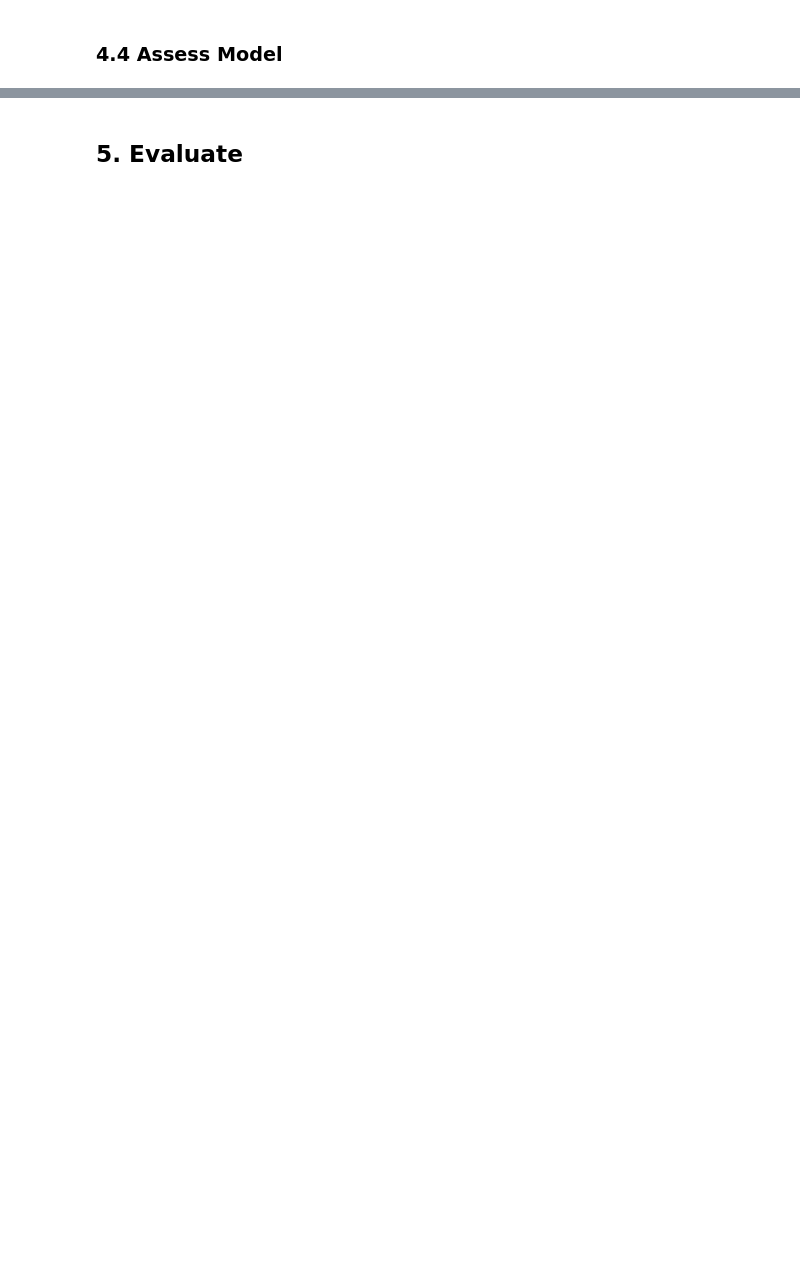
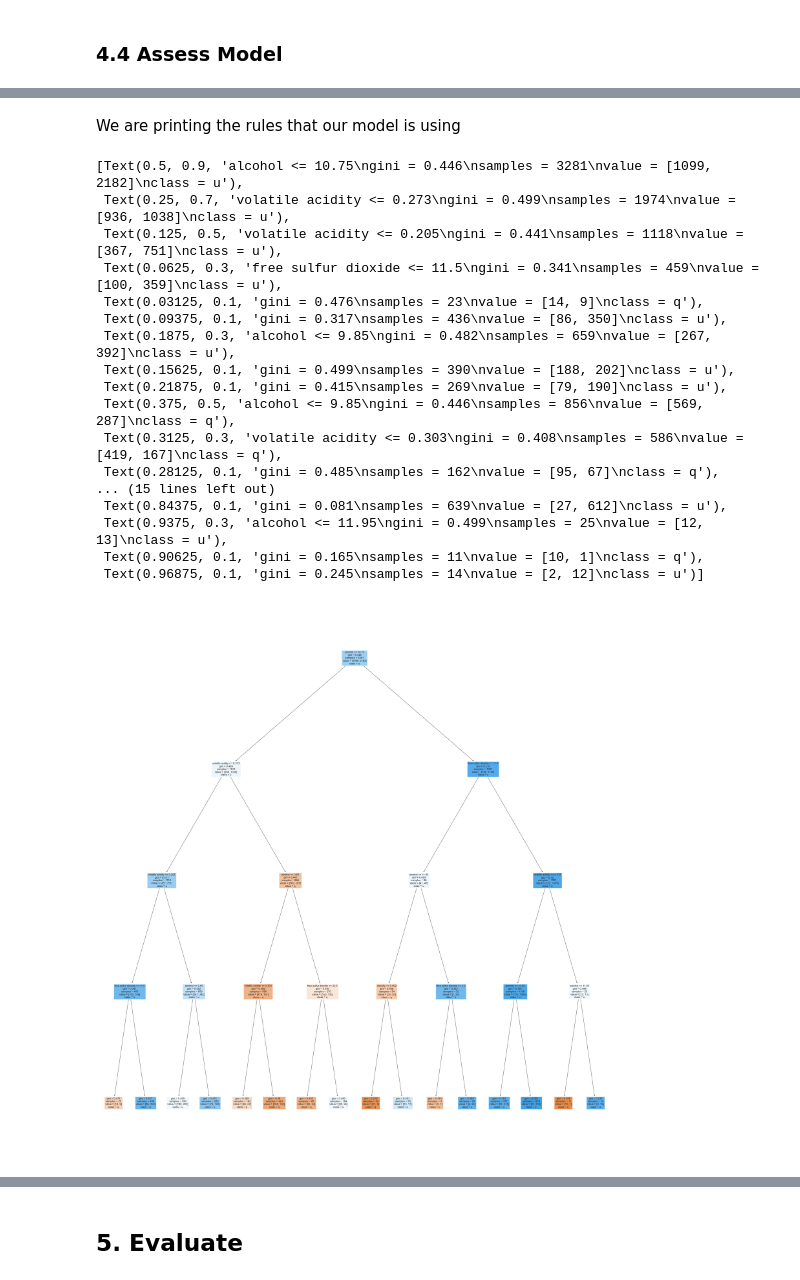
Before and after one commit to LinusWKing/Classification, a Jupyter notebook: Assessment 2.ipynb, the cells around one changed output, grey strips where cells are left out. Drawn from its saved outputs; the diff is of its cells as text; code cells hidden in the pictures; blank space fills up the shorter version.

Commit message:
investigate more models

```diff
--- a/Assessment 2.ipynb
+++ b/Assessment 2.ipynb
@@ -190,9 +190,11 @@ lof = LocalOutlierFactor()
 # %%
 from sklearn.model_selection import train_test_split
 
+columns = wine_df.columns.tolist()
+target,features = columns[-1],columns[:-1]
 data = wine_df.values # Read our values into an array
 X, y = data[:, :-1], data[:, -1]
-X_train, X_test, y_train, y_test = train_test_split(X,y,test_size = 0.33, random_state=42)
+X_train, X_test, y_train, y_test = train_test_split(X,y,test_size = 0.33, random_state=42, stratify=y)
 
 # Remove outliers
 #yhat = lof.fit_predict(X_train)
@@ -214,7 +218,7 @@ We will use the Decision Tree Classifiers model from scikit-learn and evaluate t
 # %% [markdown]
 ### 4.3 Build Model
 # %%
-model = DecisionTreeClassifier(random_state=42, max_depth=3)
+model = DecisionTreeClassifier(random_state=42, max_depth=4)
 model.fit(X_train,y_train)
 # evaluate the model
 y_pred = model.predict(X_test)
@@ -249,0 +275,24 @@ For a first iteration, our model is performing quite well with an accuracy of 74
+# %% [markdown]
+We are printing the rules that our model is using
+# %%
+fig = plt.figure(figsize=(45,50))
+tree.plot_tree(model, feature_names=features, class_names=target, filled=True)
+# %% [output]
+[Text(0.5, 0.9, 'alcohol <= 10.75\ngini = 0.446\nsamples = 3281\nvalue = [1099, 2182]\nclass = u'),
+ Text(0.25, 0.7, 'volatile acidity <= 0.273\ngini = 0.499\nsamples = 1974\nvalue = [936, 1038]\nclass = u'),
+ Text(0.125, 0.5, 'volatile acidity <= 0.205\ngini = 0.441\nsamples = 1118\nvalue = [367, 751]\nclass = u'),
+ Text(0.0625, 0.3, 'free sulfur dioxide <= 11.5\ngini = 0.341\nsamples = 459\nvalue = [100, 359]\nclass = u'),
+ Text(0.03125, 0.1, 'gini = 0.476\nsamples = 23\nvalue = [14, 9]\nclass = q'),
+ Text(0.09375, 0.1, 'gini = 0.317\nsamples = 436\nvalue = [86, 350]\nclass = u'),
+ Text(0.1875, 0.3, 'alcohol <= 9.85\ngini = 0.482\nsamples = 659\nvalue = [267, 392]\nclass = u'),
+ Text(0.15625, 0.1, 'gini = 0.499\nsamples = 390\nvalue = [188, 202]\nclass = u'),
+ Text(0.21875, 0.1, 'gini = 0.415\nsamples = 269\nvalue = [79, 190]\nclass = u'),
+ Text(0.375, 0.5, 'alcohol <= 9.85\ngini = 0.446\nsamples = 856\nvalue = [569, 287]\nclass = q'),
+ Text(0.3125, 0.3, 'volatile acidity <= 0.303\ngini = 0.408\nsamples = 586\nvalue = [419, 167]\nclass = q'),
+ Text(0.28125, 0.1, 'gini = 0.485\nsamples = 162\nvalue = [95, 67]\nclass = q'),
+... (15 lines left out)
+ Text(0.84375, 0.1, 'gini = 0.081\nsamples = 639\nvalue = [27, 612]\nclass = u'),
+ Text(0.9375, 0.3, 'alcohol <= 11.95\ngini = 0.499\nsamples = 25\nvalue = [12, 13]\nclass = u'),
+ Text(0.90625, 0.1, 'gini = 0.165\nsamples = 11\nvalue = [10, 1]\nclass = q'),
+ Text(0.96875, 0.1, 'gini = 0.245\nsamples = 14\nvalue = [2, 12]\nclass = u')]
+[figure, added]
```
Also changed, not shown: parts of 26 cells of this notebook.
